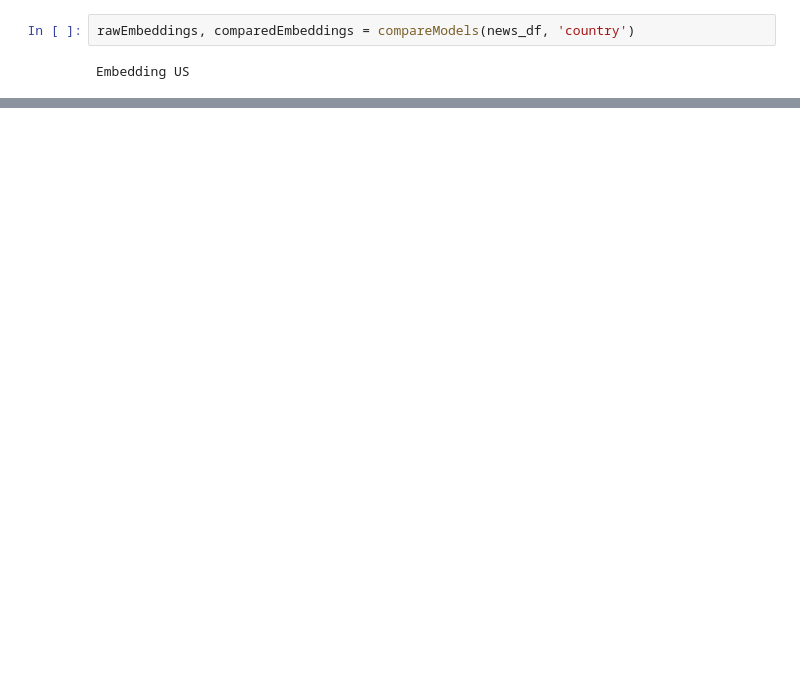
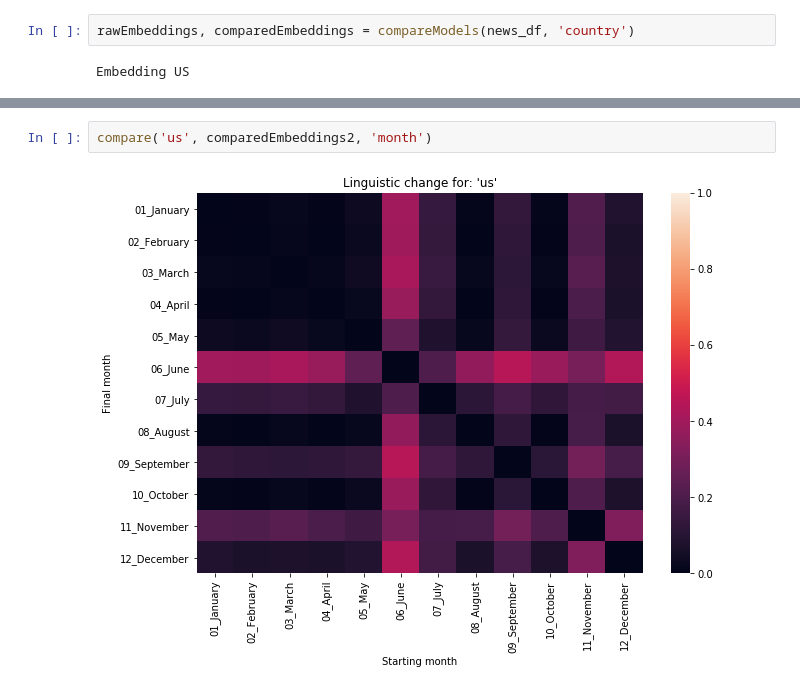
Before and after one commit to sunnyjooey/climate-news-analyst, a Jupyter notebook: word_embeddings_notebooks/Word_Embedding_Change.ipynb, the cells around one changed output, grey strips where cells are left out. Cells and saved outputs as stored; diff of their text form; blank space fills up the shorter version.

```diff
--- a/word_embeddings_notebooks/Word_Embedding_Change.ipynb
+++ b/word_embeddings_notebooks/Word_Embedding_Change.ipynb
@@ -152,0 +322,4 @@ Embedding US
+# %%
+compare('us', comparedEmbeddings2, 'month')
+# %% [output]
+[figure, added]
```
Also changed, not shown: parts of 21 cells of this notebook.
